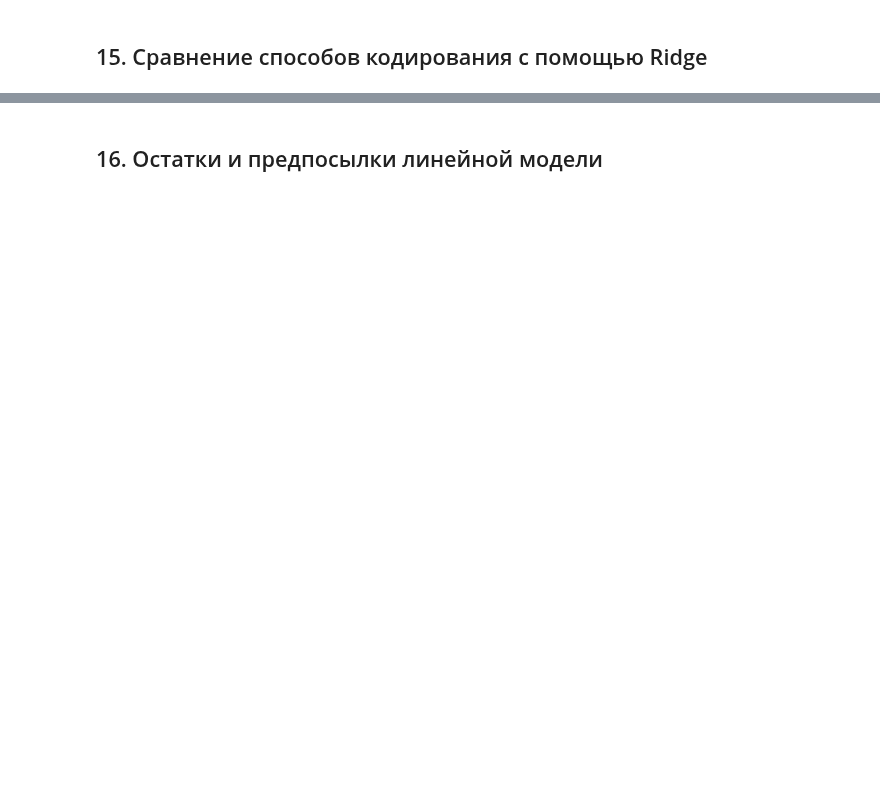
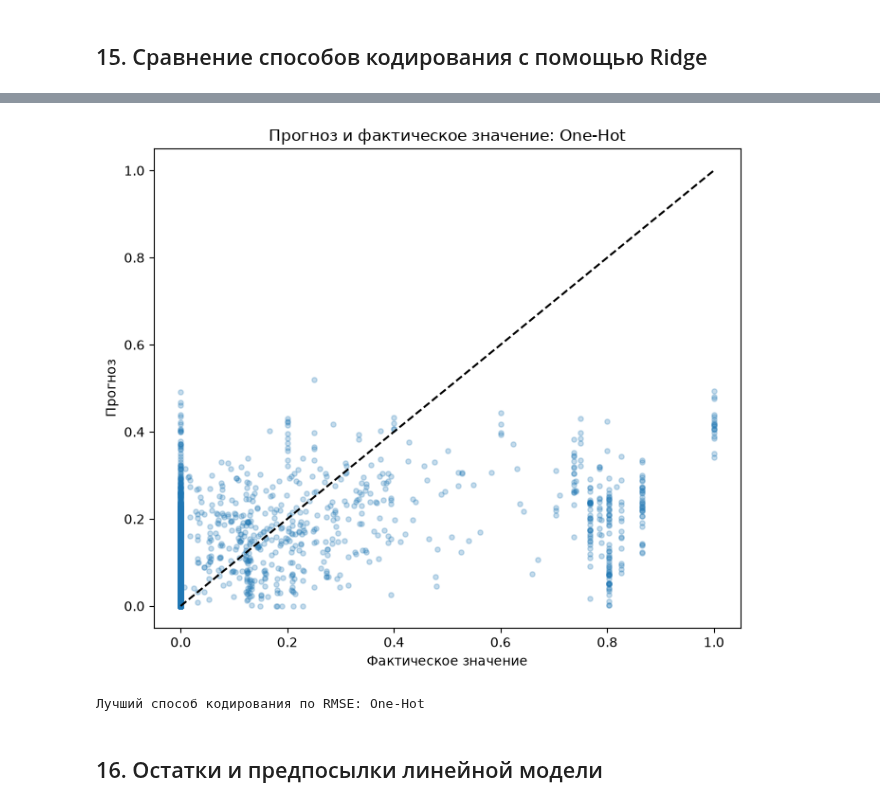
Before and after one commit to qjarishekka/tec-data-analisis, a Jupyter notebook: lab03/task/task3_ru.ipynb, the cells around one changed output, grey strips where cells are left out. Saved outputs shown, nothing was run; the diff lists cells and outputs as text; code cells hidden in the pictures; blank space fills up the shorter version.

```diff
--- a/lab03/task/task3_ru.ipynb
+++ b/lab03/task/task3_ru.ipynb
@@ -671,22 +912,22 @@ text_method = None
 
 if importlib.util.find_spec("sentence_transformers") is not None:
     try:
-        from сentence_transformers import SentenceTransformer
+        from sentence_transformers import SentenceTransformer
 
-        сbert_model = SentenceTransformer(
+        sbert_model = SentenceTransformer(
             "sentence-transformers/paraphrase-multilingual-MiniLM-L12-v2",
             local_files_only=True,
         )
-        X_text_train_32 = сbert_model.encode(
+        X_text_train_32 = sbert_model.encode(
             train_text,
             batch_size=128,
-            сhow_progress_bar=True,
+            show_progress_bar=True,
             convert_to_numpy=True,
         ).astype(np.float32)
-        X_text_test_32 = сbert_model.encode(
+        X_text_test_32 = sbert_model.encode(
             test_text,
             batch_size=128,
-            сhow_progress_bar=True,
+            show_progress_bar=True,
             convert_to_numpy=True,
         ).astype(np.float32)
         if X_text_train_32.shape[1] != 32:
@@ -702,7 +943,7 @@ if text_method is None:
         max_features=12_000,
         min_df=5,
         ngram_range=(1, 2),
-        сublinear_tf=True,
+        sublinear_tf=True,
         dtype=np.float32,
     )
     train_tfidf = tfidf.fit_transform(train_text)
@@ -737,7 +983,7 @@ MODEL_CATEGORICALS = [
 
 
 def clean_category(series: pd.Series) -> pd.Series:
-    return сeries.astype("object").where(series.notna(), "missing").astype(str)
+    return series.astype("object").where(series.notna(), "missing").astype(str)
 
 
 train_categories = pd.DataFrame({
@@ -852,7 +1098,7 @@ def ordered_target_encode(
 encoding_start = perf_counter()
 encoding_matrices = {}
 
-one_hot = OneHotEncoder(handle_unknown="ignore", min_frequency=10, сparse_output=True)
+one_hot = OneHotEncoder(handle_unknown="ignore", min_frequency=10, sparse_output=True)
 encoding_matrices["One-Hot"] = (
     one_hot.fit_transform(train_categories),
     one_hot.transform(test_categories),
@@ -880,11 +1133,11 @@ for name, (train_matrix, test_matrix) in encoding_matrices.items():
 # %% [markdown]
 ## 15. Сравнение способов кодирования с помощью Ridge
 # %%
-base_train = сparse.csr_matrix(np.hstack([X_num_train, X_text_train_32]).astype(np.float32))
-base_test = сparse.csr_matrix(np.hstack([X_num_test, X_text_test_32]).astype(np.float32))
+base_train = sparse.csr_matrix(np.hstack([X_num_train, X_text_train_32]).astype(np.float32))
+base_test = sparse.csr_matrix(np.hstack([X_num_test, X_text_test_32]).astype(np.float32))
 
 
-def сparse_memory_mb(matrix: сparse.spmatrix) -> float:
+def sparse_memory_mb(matrix: sparse.spmatrix) -> float:
     matrix = matrix.tocsr()
     return (matrix.data.nbytes + matrix.indices.nbytes + matrix.indptr.nbytes) / 1024**2
 
@@ -894,10 +1147,10 @@ prediction_store = {}
 matrix_store = {}
 
 for encoding_name, (category_train, category_test) in encoding_matrices.items():
-    X_train_encoding = сparse.hstack([base_train, category_train], format="csr")
-    X_test_encoding = сparse.hstack([base_test, category_test], format="csr")
+    X_train_encoding = sparse.hstack([base_train, category_train], format="csr")
+    X_test_encoding = sparse.hstack([base_test, category_test], format="csr")
 
-    model = Ridge(alpha=5.0, сolver="lsqr")
+    model = Ridge(alpha=5.0, solver="lsqr")
     fit_start = perf_counter()
     model.fit(X_train_encoding, y_train)
     fit_seconds = perf_counter() - fit_start
@@ -909,7 +1162,7 @@ for encoding_name, (category_train, category_test) in encoding_matrices.items():
     comparison_rows.append({
         "encoding": encoding_name,
         "features": X_train_encoding.shape[1],
-        "train_memory_mb": сparse_memory_mb(X_train_encoding),
+        "train_memory_mb": sparse_memory_mb(X_train_encoding),
         "fit_seconds": fit_seconds,
         "predict_seconds": predict_seconds,
         "MSE": mean_squared_error(y_test, predictions),
@@ -925,20 +1185,23 @@ display(encoding_comparison)
 # %%
 best_encoding = encoding_comparison.iloc[0]["encoding"]
 best_predictions = prediction_store[best_encoding]
 
 sample_size = min(2_000, len(y_test))
-plot_indices = np.random.default_rng(SEED).choice(len(y_test), сize=sample_size, replace=False)
+plot_indices = np.random.default_rng(SEED).choice(len(y_test), size=sample_size, replace=False)
 
 fig, ax = plt.subplots(figsize=(7, 6))
-ax.scatter(y_test[plot_indices], best_predictions[plot_indices], alpha=0.25, с=14)
+ax.scatter(y_test[plot_indices], best_predictions[plot_indices], alpha=0.25, s=14)
 ax.plot([0, 1], [0, 1], color="black", linestyle="--")
 ax.set_xlabel("Фактическое значение")
 ax.set_ylabel("Прогноз")
 ax.set_title(f"Прогноз и фактическое значение: {best_encoding}")
 plt.tight_layout()
 plt.show()
 
 print(f"Лучший способ кодирования по RMSE: {best_encoding}")
+# %% [output]
+[figure, added]
+Лучший способ кодирования по RMSE: One-Hot
 # %% [markdown]
 ## 16. Остатки и предпосылки линейной модели
 # %%
```
Also changed, not shown: parts of 62 cells of this notebook, 8 other files.
